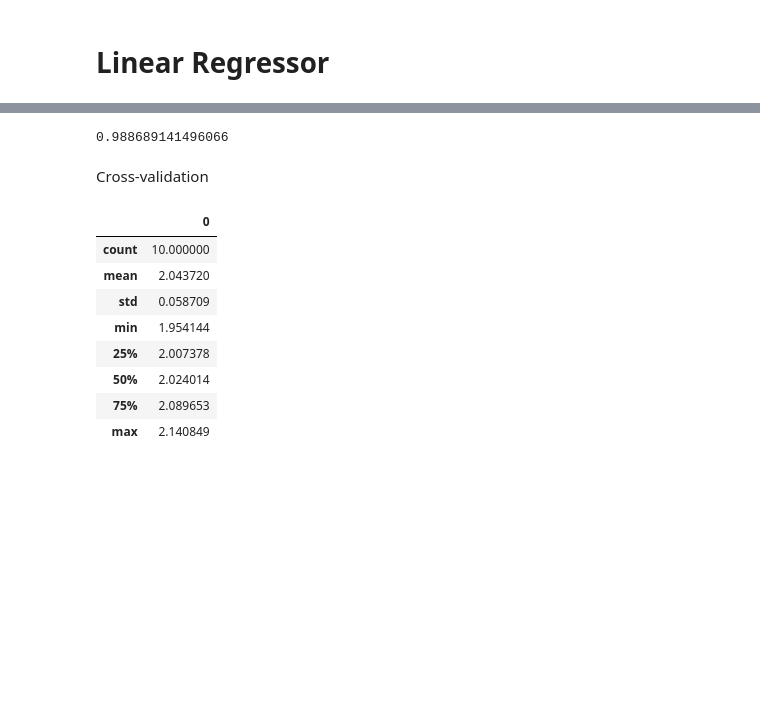
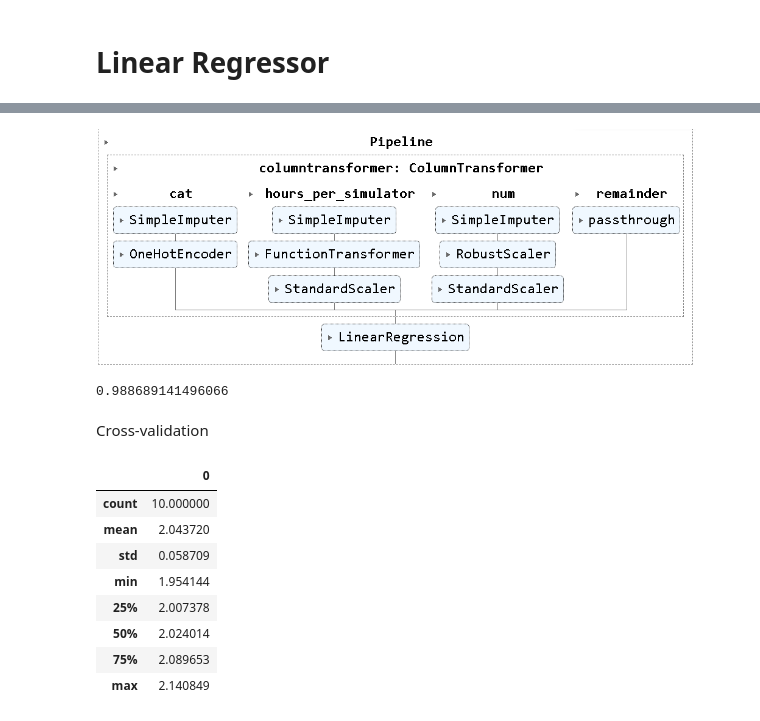
Before and after one commit to ferjozsot23/Violence-Against-Women-Girls, a Jupyter notebook: Grade_of_students.ipynb, the cells around one changed output, grey strips where cells are left out. Cells and saved outputs as stored; diff of their text form; code cells hidden in the pictures; blank space fills up the shorter version.

```diff
--- a/Grade_of_students.ipynb
+++ b/Grade_of_students.ipynb
@@ -353,3 +350,8 @@ Pipeline(steps=[('columntransformer',
+# %%
+url_lr = "https://raw.githubusercontent.com/ferjozsot23/student_grade_predictor/main/pipeline%20images/p.lr.png"
+Image(url_lr,  width=600)
+# %% [output]
+[figure, added]
 # %%
 score = model_lin_reg.score(student, student_label)
 score
```
Also changed, not shown: parts of 68 cells of this notebook.
